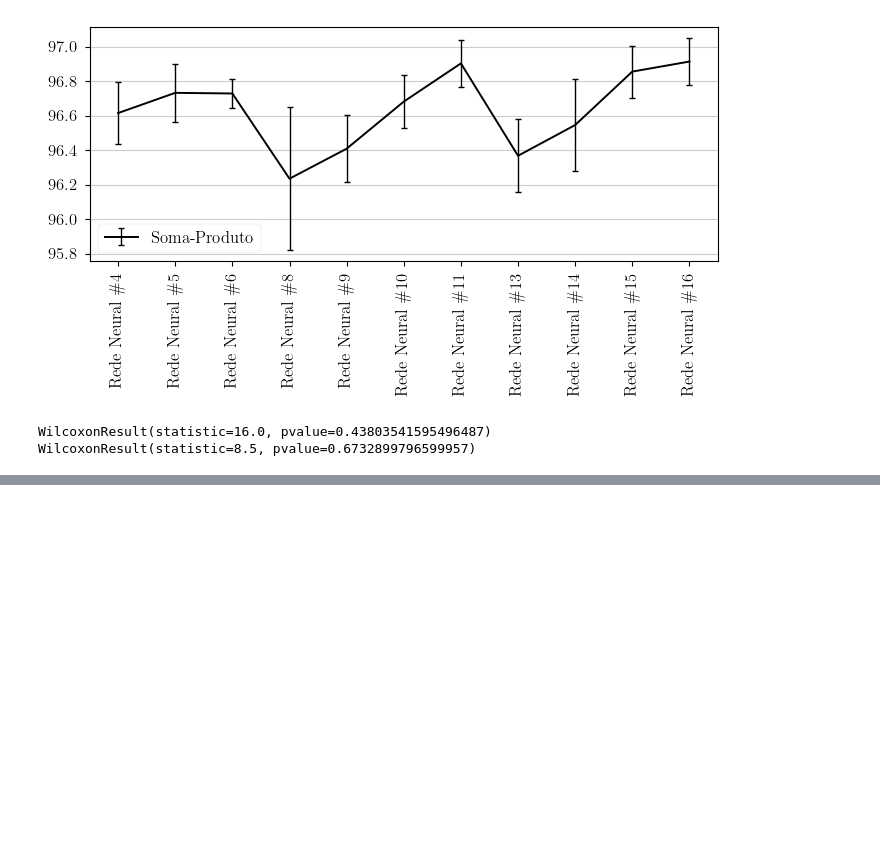
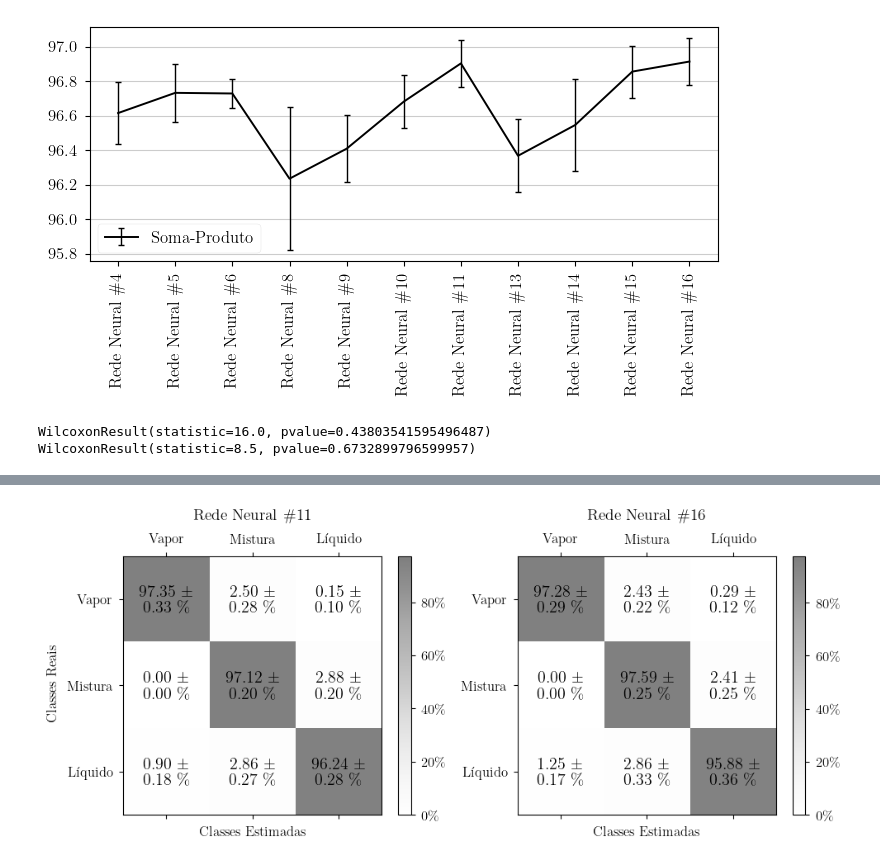
Before and after one commit to antonionicampos/nn-flash, a Jupyter notebook: notebooks/classification_custom_plots.ipynb, the cells around one changed output, grey strips where cells are left out. Cells and saved outputs as stored; diff of their text form; code cells hidden in the pictures; blank space fills up the shorter version.

Commit message:
add cell to create improved confusion matrix image

```diff
--- a/notebooks/classification_custom_plots.ipynb
+++ b/notebooks/classification_custom_plots.ipynb
@@ -64,0 +91,41 @@ WilcoxonResult(statistic=8.5, pvalue=0.6732899796599957)
+# %%
+from matplotlib import ticker
+
+models = [28, 33]
+outputs = [output for i, output in enumerate(results["outputs"]) if i in models]
+model_names = [res["model_name"].replace("#", "\#") for res in outputs]
+
+f, axs = plt.subplots(1, len(models), figsize=(5 * len(models), 5))
+for i, (model_info, ax) in enumerate(zip(results["outputs"], axs)):
+    model_type = model_info["model_type"]
+    model_id = model_info["model_id"]
+
+    cm = indices["confusion_matrix"][:, models[i], :, :].astype("int16")
+
+    cm = cm / np.sum(cm, axis=2)[:, :, None]
+    cm_mean = np.mean(cm, axis=0)
+    cm_std = np.std(cm, axis=0) / np.sqrt(10 - 1)
+
+    ms = ax.matshow(cm_mean, alpha=0.5, cmap="Greys")
+    for ii in range(cm_mean.shape[0]):
+        for jj in range(cm_mean.shape[1]):
+            text = f"{cm_mean[ii, jj] * 100:1.2f} \\textpm \n {cm_std[ii, jj] * 100:1.2f} \%"
+            ax.text(x=jj, y=ii, s=text, va="center", ha="center", size="x-large")
+
+    cbar = ax.figure.colorbar(ms, ax=ax, shrink=0.675, format=ticker.PercentFormatter(xmax=1))
+    ax.set_xlabel("Classes Estimadas")
+    # ax.set_ylabel("Classes Reais")
+    ax.set_title(model_names[i])
+
+    # 0: gas, 1: mix, 2: oil
+    ax.set_xticks([0, 1, 2], ["Vapor", "Mistura", "Líquido"])
+    ax.set_yticks([0, 1, 2], ["Vapor", "Mistura", "Líquido"])
+    ax.grid(False)
+
+f.supylabel("Classes Reais")
+f.tight_layout()
+
+plt.savefig(os.path.join("data", "images", "comparing_confusion_matrices.png"), dpi=600)
+plt.show()
+# %% [output]
+[figure, added]
```
Also changed, not shown: parts of 4 cells of this notebook.
